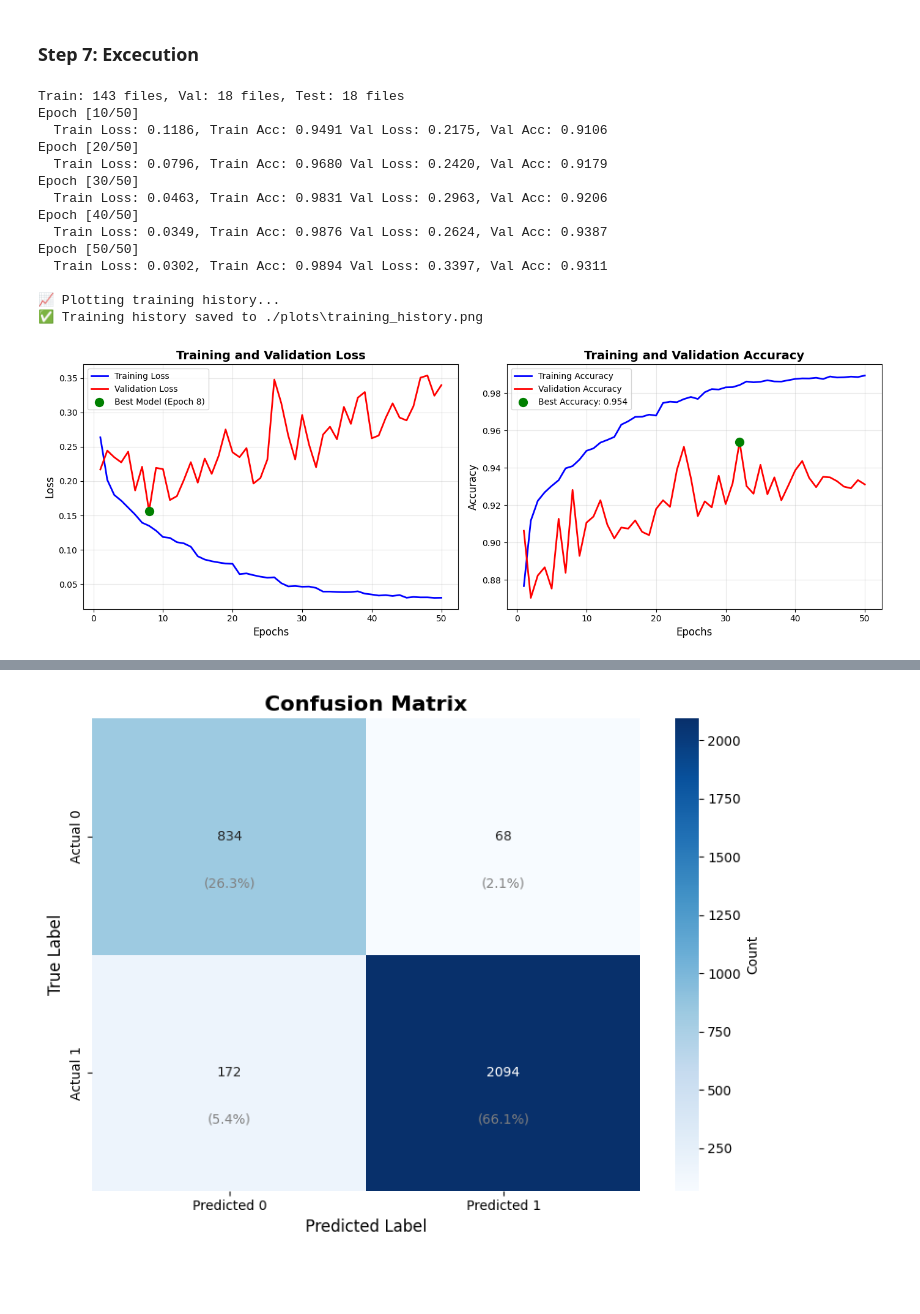
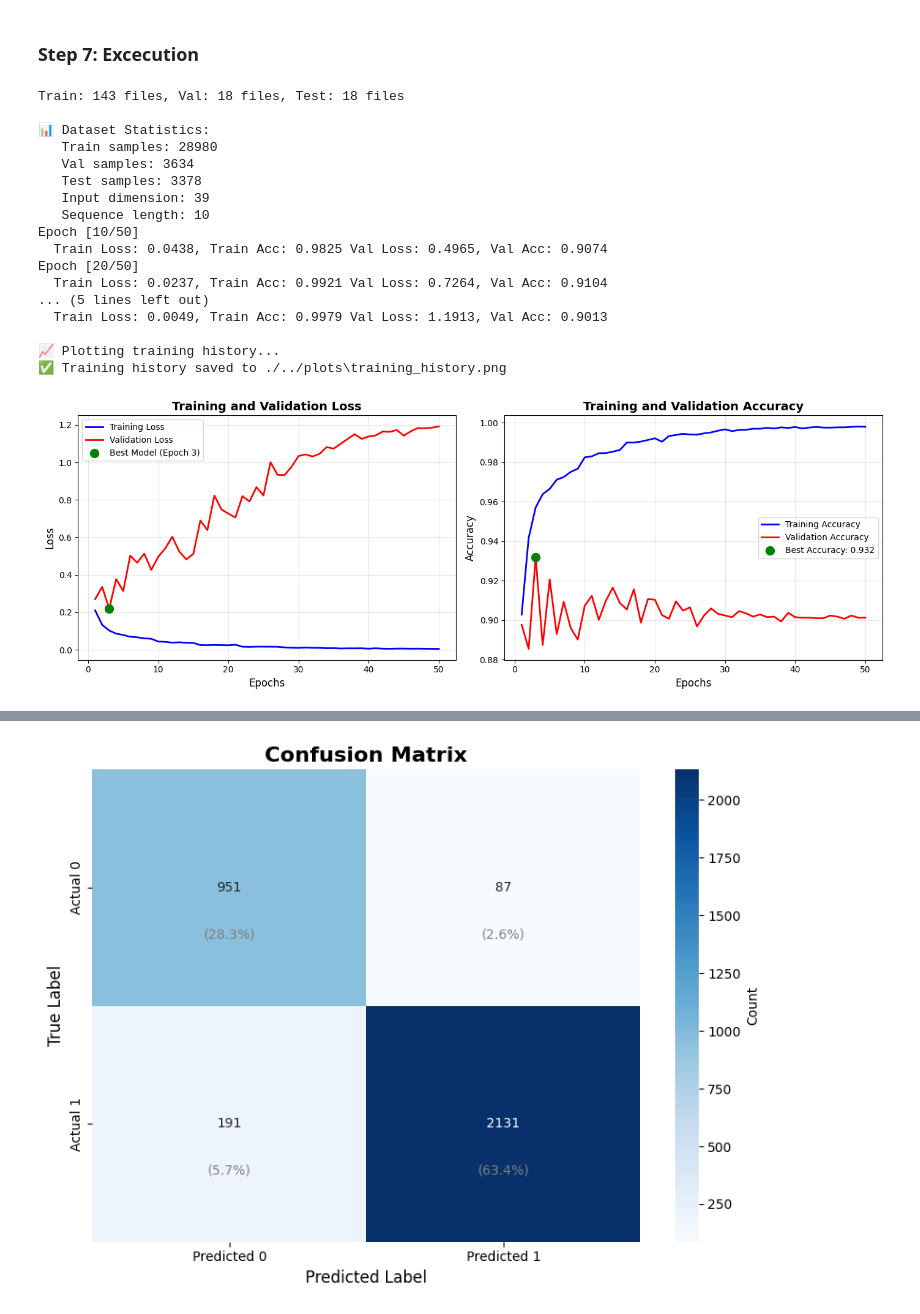
Before and after one commit to kallefrisk/DeepLearning_Schoolwork, a Jupyter notebook: KarlProject/notebooks/assignment11.ipynb, the cells around one changed output, grey strips where cells are left out. Saved outputs shown, nothing was run; the diff lists cells and outputs as text; code cells hidden in the pictures; blank space fills up the shorter version.

Commit message:
Added mirroring and sequence configuration to LSTM training.

```diff
--- a/KarlProject/notebooks/assignment11.ipynb
+++ b/KarlProject/notebooks/assignment11.ipynb
@@ -108,7 +171,8 @@ def create_lstm_loaders(data_folder: str,
                        test_files: list,
                        sequence_length: int = 10,
                        batch_size: int = 32,
-                       target_column: str = 'target'):
+                       target_column: str = 'target',
+                       mirror: bool = False):
     """
     Create PyTorch DataLoaders for LSTM training
 
@@ -117,6 +181,11 @@ def create_lstm_loaders(data_folder: str,
     """
     # Create datasets
     train_dataset = BinarySeriesDataset(train_files, data_folder, sequence_length, target_column)
+
+    if mirror:
+        mirrored_dataset = BinarySeriesDataset(train_files, data_folder, sequence_length, target_column, mirror=True)
+        train_dataset.concat(mirrored_dataset)
+
     val_dataset = BinarySeriesDataset(val_files, data_folder, sequence_length, target_column)
     test_dataset = BinarySeriesDataset(test_files, data_folder, sequence_length, target_column)
 
@@ -179,7 +248,7 @@ class LSTMBinaryClassifier(nn.Module):
 # %%
 def train_binary_classifier(train_loader, val_loader, input_dim,
                             epochs=50, learning_rate=0.001, device='cpu',
-                            save_plots=True, plot_dir='./plots'):
+                            save_plots=True, plot_dir='./../plots'):
     """Train LSTM for binary classification"""
 
     model = LSTMBinaryClassifier(input_dim=input_dim).to(device)
@@ -545,64 +613,50 @@ def evaluate_binary_classifier(model, test_loader, device='cpu',
 # %%
 
 # 1. Split CSV files
 data_folder = '../../MainProject/Assignment11/data/kinect_good_preprocessed_not_cut_start_stop'
 train_files, val_files, test_files = split_csv_files(data_folder, random_seed=42)
 
-# 2. Create datasets (note the label_column parameter)
-train_dataset = BinarySeriesDataset(
-    train_files, data_folder,
-    sequence_length=20,
-    label_column='target'  # Change to your binary label column name
-)
-
-val_dataset = BinarySeriesDataset(
-    val_files, data_folder,
-    sequence_length=20,
-    label_column='target'
-)
-
-test_dataset = BinarySeriesDataset(
-    test_files, data_folder,
-    sequence_length=20,
-    label_column='target'
-)
-
-# 3. Create data loaders
-train_loader = DataLoader(train_dataset, batch_size=32, shuffle=True, drop_last=True)
-val_loader = DataLoader(val_dataset, batch_size=32, shuffle=False, drop_last=True)
-test_loader = DataLoader(test_dataset, batch_size=32, shuffle=False, drop_last=True)
-
-# 4. Get input dimension
-sample_seq, _ = train_dataset[0]
-input_dim = sample_seq.shape[1]
+# 2. Create datasets
+train_loader, val_loader, test_loader, input_dim = create_lstm_loaders(data_folder=data_folder,
+                                                                       train_files=train_files,
+                                                                       val_files=val_files,
+                                                                       test_files=test_files,
+                                                                       sequence_length=10,
+                                                                       batch_size=32,
+                                                                       target_column="running_video",
+                                                                       mirror=True
+                                                                       )
 
 # 5. Train model
 device = torch.device('cpu')
 model, train_losses, val_losses, train_acc, val_acc, training_history = train_binary_classifier(
     train_loader, val_loader, input_dim,
     epochs=50, learning_rate=0.001, device=device
 )
 
 plot_training_history(training_history[0], training_history[1], training_history[2], training_history[3], training_history[4])
 
 # 6. Evaluate on test set
 metrics = evaluate_binary_classifier(model, test_loader, device)
 # %% [output]
 Train: 143 files, Val: 18 files, Test: 18 files
+
+📊 Dataset Statistics:
+   Train samples: 28980
+   Val samples: 3634
+   Test samples: 3378
+   Input dimension: 39
+   Sequence length: 10
 Epoch [10/50]
-  Train Loss: 0.1186, Train Acc: 0.9491 Val Loss: 0.2175, Val Acc: 0.9106
+  Train Loss: 0.0438, Train Acc: 0.9825 Val Loss: 0.4965, Val Acc: 0.9074
 Epoch [20/50]
-  Train Loss: 0.0796, Train Acc: 0.9680 Val Loss: 0.2420, Val Acc: 0.9179
-Epoch [30/50]
-  Train Loss: 0.0463, Train Acc: 0.9831 Val Loss: 0.2963, Val Acc: 0.9206
-Epoch [40/50]
-  Train Loss: 0.0349, Train Acc: 0.9876 Val Loss: 0.2624, Val Acc: 0.9387
-Epoch [50/50]
-  Train Loss: 0.0302, Train Acc: 0.9894 Val Loss: 0.3397, Val Acc: 0.9311
+  Train Loss: 0.0237, Train Acc: 0.9921 Val Loss: 0.7264, Val Acc: 0.9104
+... (5 lines left out)
+  Train Loss: 0.0049, Train Acc: 0.9979 Val Loss: 1.1913, Val Acc: 0.9013
 
 📈 Plotting training history...
-✅ Training history saved to ./plots\training_history.png
+✅ Training history saved to ./../plots\training_history.png
-[figure, old version]
+[figure, new version]
 ==================================================
 📊 BINARY CLASSIFICATION RESULTS
 ==================================================
@@ -620,6 +674,6 @@ Epoch [50/50]
 --------------------------------------------------
 📈 Generating Confusion Matrix Plot...
 ✅ Confusion matrix saved to ./../plots\confusion_matrix.png
-[figure, old version]
+[figure, new version]
 📈 Generating ROC Curve Plot...
 ✅ ROC curve saved to ./../plots\roc_curve.png
```
Also changed, not shown: parts of 5 cells of this notebook, 3 other files.
